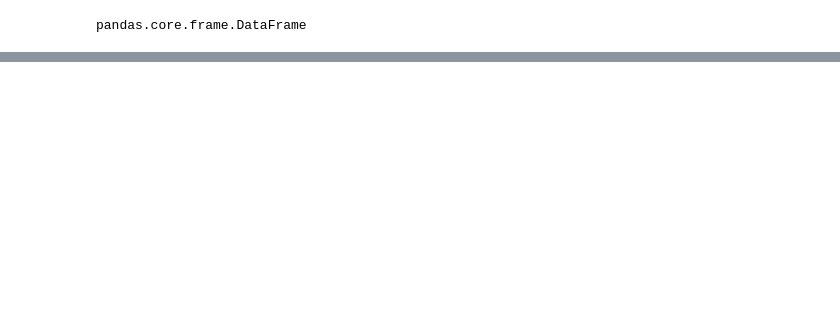
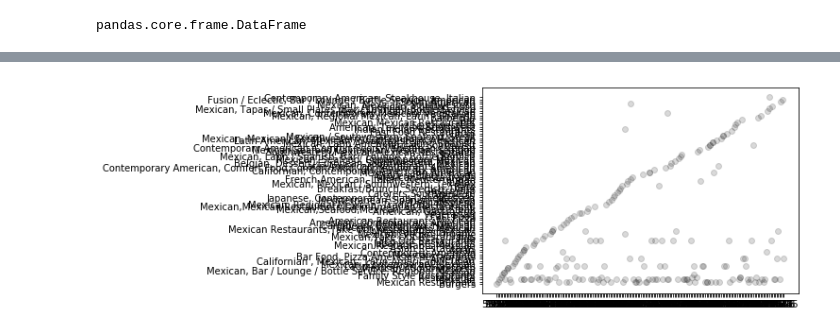
Before and after one commit to cindzzi/Datathon19-Goldman-Sachs-, a Jupyter notebook: Database.ipynb, the cells around one changed output, grey strips where cells are left out. Saved outputs shown, nothing was run; the diff lists cells and outputs as text; code cells hidden in the pictures; blank space fills up the shorter version.

```diff
--- a/Database.ipynb
+++ b/Database.ipynb
@@ -116,0 +111,6 @@ TypeError: string indices must be integers
+# %%
+fig, ax = plt.subplots()
+
+ax.scatter(x='Zip Code', y='Cuisines', data=data_df, c='k', alpha=.15);
+# %% [output]
+[figure, added]
```
Also changed, not shown: parts of 10 cells of this notebook, 7 other files.
